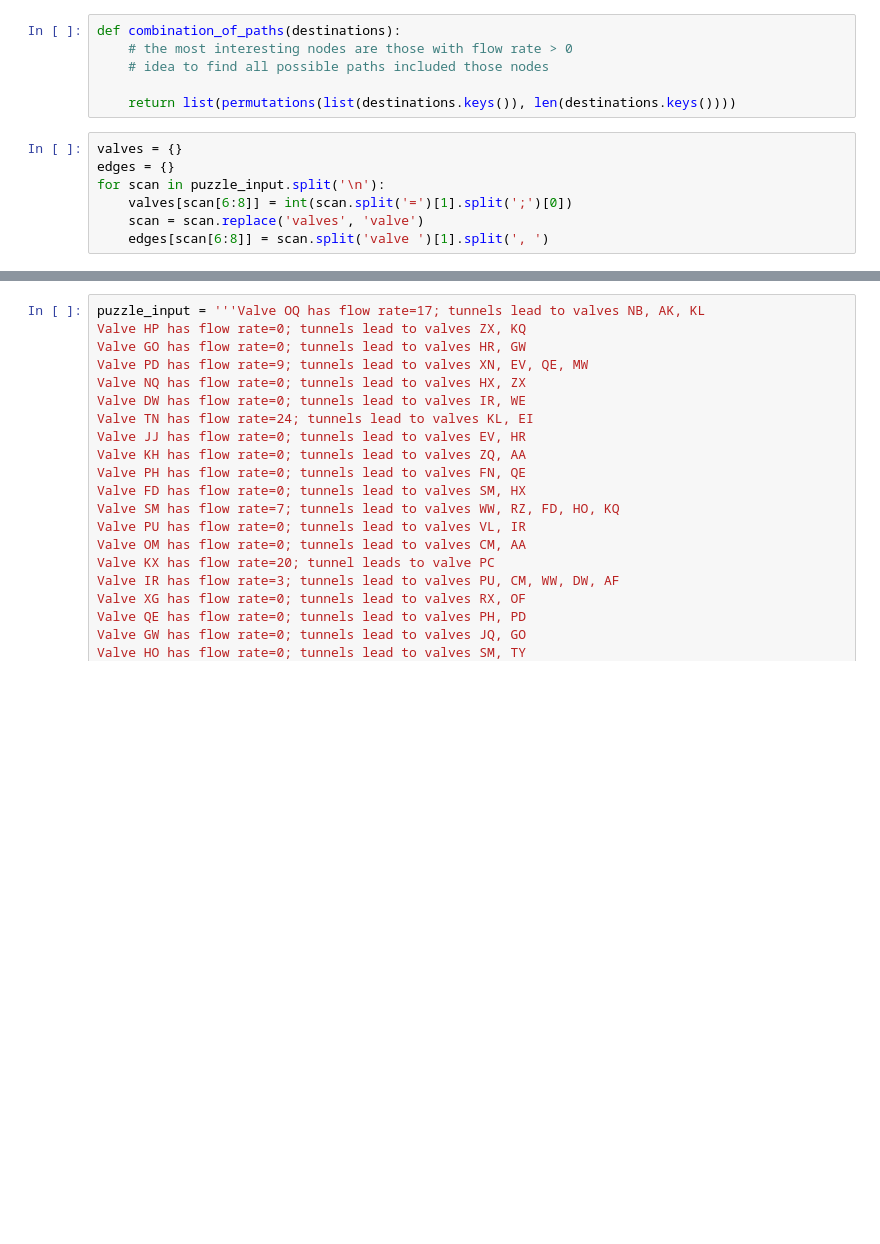
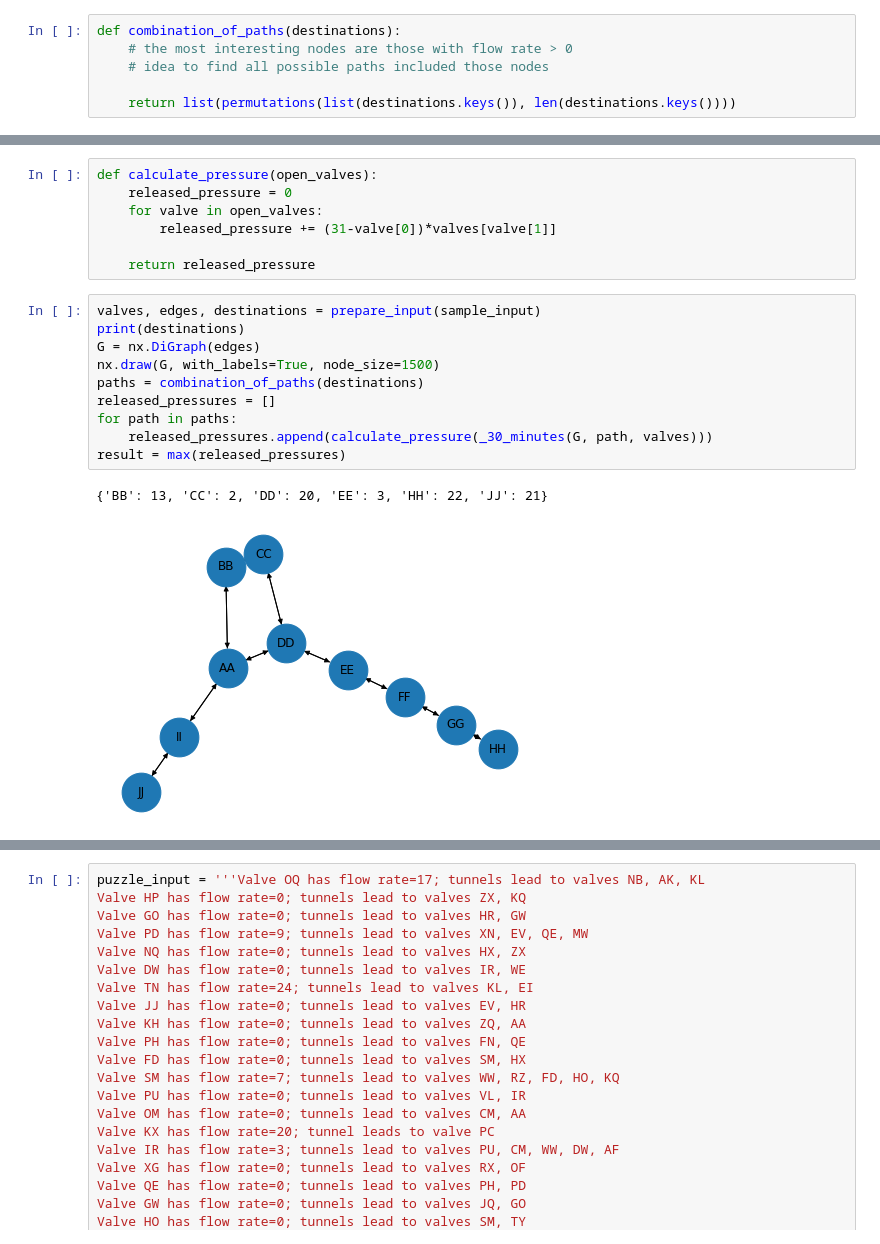
Before and after one commit to dpalatynski/AdventOfCode, a Jupyter notebook: Day 16.ipynb, the cells around one changed output, grey strips where cells are left out. Drawn from its saved outputs; the diff is of its cells as text; blank space fills up the shorter version.

```diff
--- a/Day 16.ipynb
+++ b/Day 16.ipynb
@@ -67,10 +35,3 @@ def combination_of_paths(destinations):
     # idea to find all possible paths included those nodes
 
     return list(permutations(list(destinations.keys()), len(destinations.keys())))
-# %%
-valves = {}
-edges = {}
-for scan in puzzle_input.split('\n'):
-    valves[scan[6:8]] = int(scan.split('=')[1].split(';')[0])
-    scan = scan.replace('valves', 'valve')
-    edges[scan[6:8]] = scan.split('valve ')[1].split(', ')
@@ -76,0 +70,20 @@ for scan in puzzle_input.split('\n'):
+# %%
+def calculate_pressure(open_valves):
+    released_pressure = 0
+    for valve in open_valves:
+        released_pressure += (31-valve[0])*valves[valve[1]]
+
+    return released_pressure
+# %%
+valves, edges, destinations = prepare_input(sample_input)
+print(destinations)
+G = nx.DiGraph(edges)
+nx.draw(G, with_labels=True, node_size=1500)
+paths = combination_of_paths(destinations)
+released_pressures = []
+for path in paths:
+    released_pressures.append(calculate_pressure(_30_minutes(G, path, valves)))
+result = max(released_pressures)
+# %% [output]
+{'BB': 13, 'CC': 2, 'DD': 20, 'EE': 3, 'HH': 22, 'JJ': 21}
+[figure, added]
```
Also changed, not shown: parts of 9 cells of this notebook.
